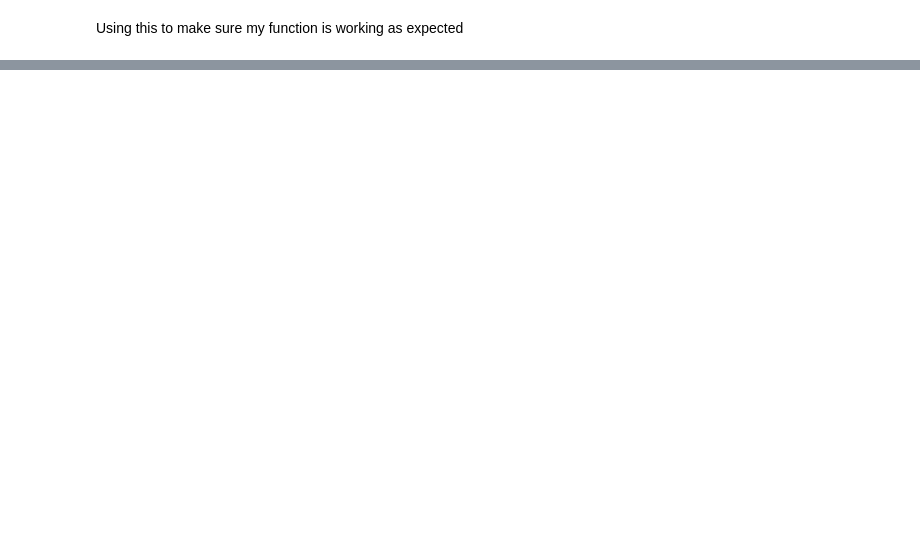
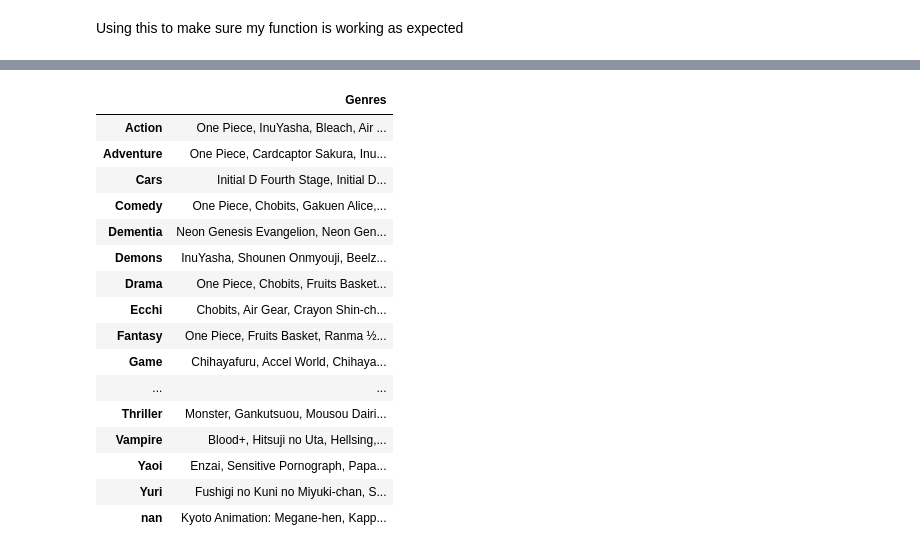
Before and after one commit to imirransom7/Anime-Recommendation-App, a Jupyter notebook: genre_transformation.ipynb, the cells around one changed output, grey strips where cells are left out. Drawn from its saved outputs; the diff is of its cells as text; code cells hidden in the pictures; blank space fills up the shorter version.

Commit message:
the csv files I made are just about useless. I will have to make them with the anime_id intact

```diff
--- a/genre_transformation.ipynb
+++ b/genre_transformation.ipynb
@@ -280,13 +280,14 @@ I will then interate through a list to automate the process of making the genre
 # %%
 genre_dict = {}
 
-
-def genre_function(name: str) -> list[str]:
+from pandas import Series, DataFrame
+def genre_function(name: str) -> str:
     values_list = []
     for key, value in anime_dict.items():
         if name in value:
             values_list.append(key)
-    return values_list
+    # Converting into a Series to make a DataFrame even with the arrays not being the same length
+    return Series(values_list)
 
 
 for ug in unique_genres:
@@ -330,0 +338,18 @@ Length: 35305695, dtype: object
+# %%
+genres_dict = {}
+
+
+def genres_function(name: str) -> str:
+    values_list = []
+    for key, value in anime_dict.items():
+        if name in value:
+            # This makes the strings more readable
+            values_list.append(key+', ')
+    # Converting list to a string, for if left a list, the arrays will not be the same length
+    return "".join(values_list)
+
+
+for ug in unique_genres:
+    genres_function(ug)
+    genres_dict[ug] = genres_function(ug)
+genres_dict
@@ -335,0 +379,21 @@ ValueError: All arrays must be of the same length
+# %%
+newer_df = pd.DataFrame.from_dict(genres_dict, orient='index', columns=['Genres'])
+newer_df
+# %% [output]
+|  | Genres |
+| Action | One Piece, InuYasha, Bleach, Air ... |
+| Adventure | One Piece, Cardcaptor Sakura, Inu... |
+| Cars | Initial D Fourth Stage, Initial D... |
+| Comedy | One Piece, Chobits, Gakuen Alice,... |
+| Dementia | Neon Genesis Evangelion, Neon Gen... |
+| Demons | InuYasha, Shounen Onmyouji, Beelz... |
+| Drama | One Piece, Chobits, Fruits Basket... |
+| Ecchi | Chobits, Air Gear, Crayon Shin-ch... |
+| Fantasy | One Piece, Fruits Basket, Ranma ½... |
+| Game | Chihayafuru, Accel World, Chihaya... |
+| ... | ... |
+| Thriller | Monster, Gankutsuou, Mousou Dairi... |
+| Vampire | Blood+, Hitsuji no Uta, Hellsing,... |
+| Yaoi | Enzai, Sensitive Pornograph, Papa... |
+| Yuri | Fushigi no Kuni no Miyuki-chan, S... |
+| nan | Kyoto Animation: Megane-hen, Kapp... |
```
Also changed, not shown: parts of 8 cells of this notebook.
